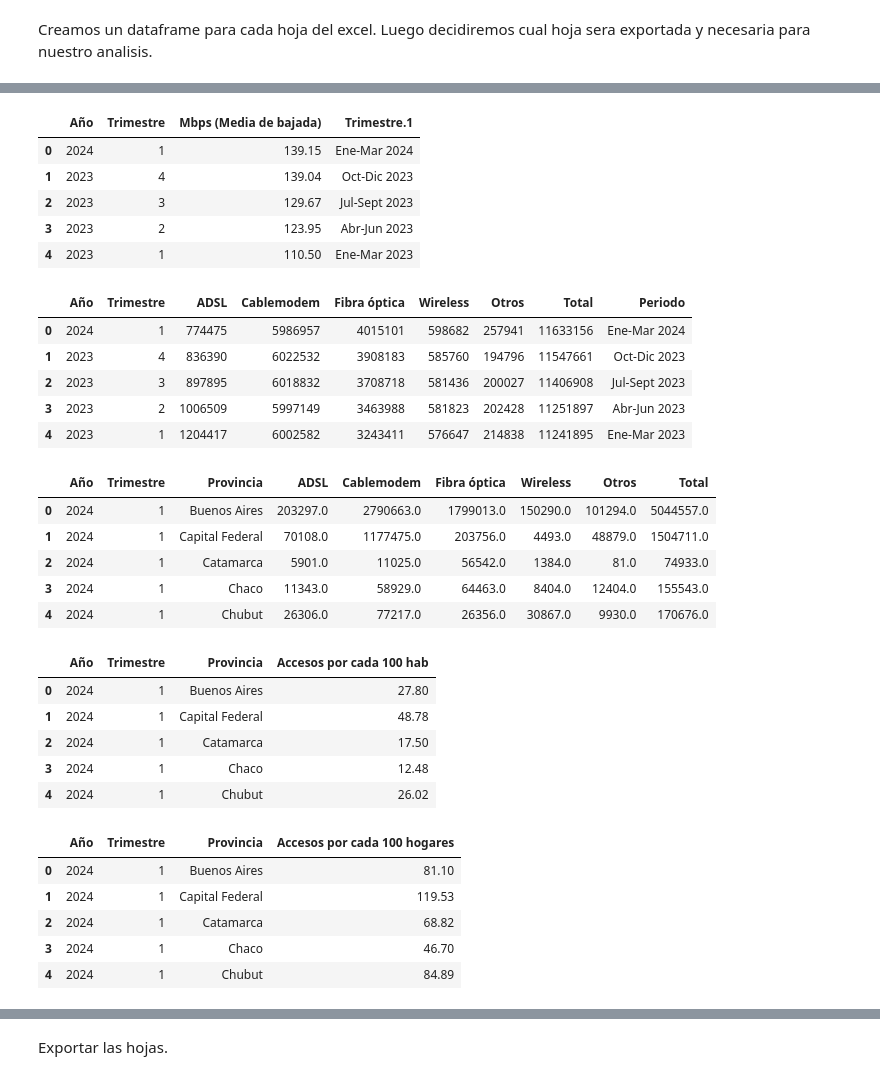
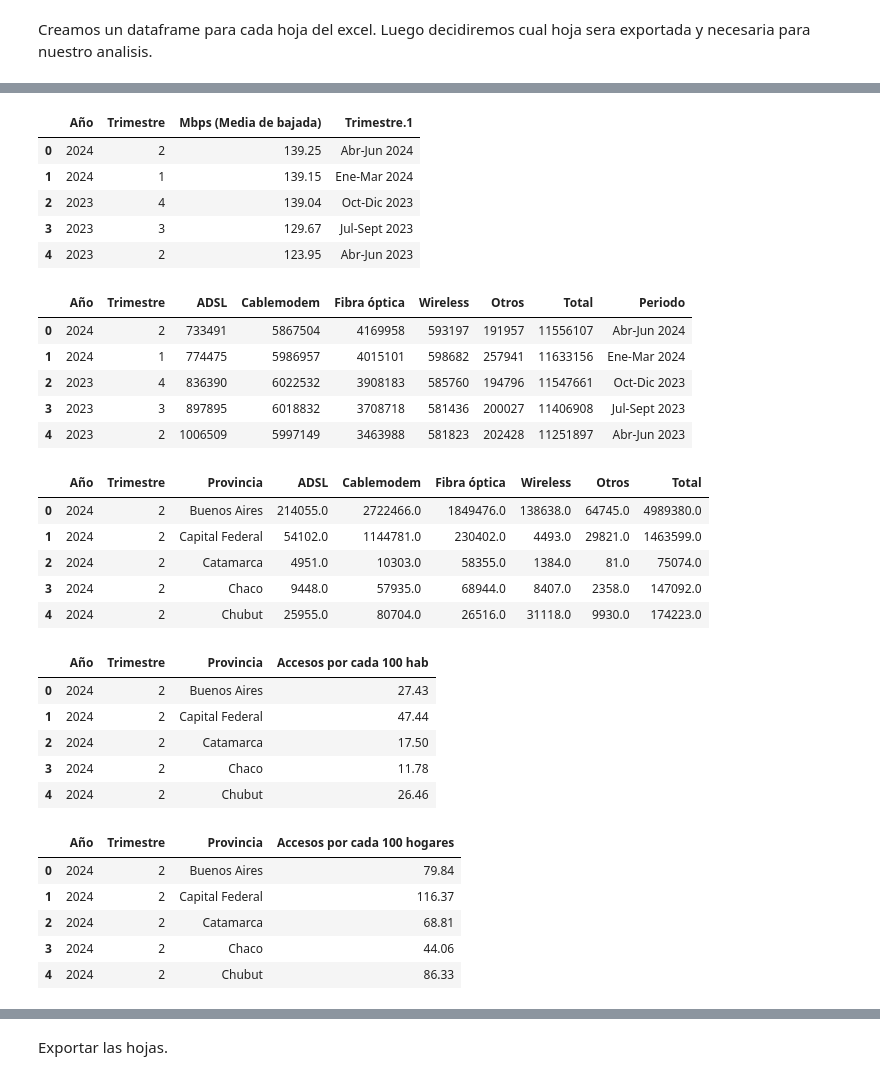
Before and after one commit to mauricioarcez/Analisis-de-Mercado-Internet-Arg, a Jupyter notebook: notebooks/etl.ipynb, the cells around one changed output, grey strips where cells are left out. Drawn from its saved outputs; the diff is of its cells as text; code cells hidden in the pictures.

```diff
--- a/notebooks/etl.ipynb
+++ b/notebooks/etl.ipynb
@@ -4,0 +7,13 @@ import pandas as pd
+# %%
+from functions import DescargadorExcel
+
+# Crear una instancia de la clase con la URL base
+enacom = DescargadorExcel(url_base='https://indicadores.enacom.gob.ar')
+
+# URL de la página donde se encuentra el archivo
+page_url = 'https://indicadores.enacom.gob.ar/datos-abiertos'
+link_text = 'Internet'  # archivo que busco
+
+# Obtener y listar las hojas del archivo Excel
+paginador = enacom.obtener_y_listar_hojas(page_url, link_text)
+paginador
@@ -73,57 +82,57 @@ velocidad_porc_prov.head()
 # %%
 # Totales de velocidad media descargada (VMD)
-totales_VMD = excel[paginador[4]]
+totales_VMD = enacom.obtener_y_leer_hoja(page_url, link_text, 4)
 totales_VMD.head()
 # %% [output]
 |  | Año | Trimestre | Mbps (Media de bajada) | Trimestre.1 |
-| 0 | 2024 | 1 | 139.15 | Ene-Mar 2024 |
-| 1 | 2023 | 4 | 139.04 | Oct-Dic 2023 |
-| 2 | 2023 | 3 | 129.67 | Jul-Sept 2023 |
-| 3 | 2023 | 2 | 123.95 | Abr-Jun 2023 |
-| 4 | 2023 | 1 | 110.50 | Ene-Mar 2023 |
+| 0 | 2024 | 2 | 139.25 | Abr-Jun 2024 |
+| 1 | 2024 | 1 | 139.15 | Ene-Mar 2024 |
+| 2 | 2023 | 4 | 139.04 | Oct-Dic 2023 |
+| 3 | 2023 | 3 | 129.67 | Jul-Sept 2023 |
+| 4 | 2023 | 2 | 123.95 | Abr-Jun 2023 |
 # %%
 # Totales de accesos a internet desglosados por tecnología.
-totales_Accesos_Por_Tecnología = excel[paginador[5]]
+totales_Accesos_Por_Tecnología = enacom.obtener_y_leer_hoja(page_url, link_text, 5)
 totales_Accesos_Por_Tecnología.head()
 # %% [output]
 |  | Año | Trimestre | ADSL | Cablemodem | Fibra óptica | Wireless | Otros | Total | Periodo |
-| 0 | 2024 | 1 | 774475 | 5986957 | 4015101 | 598682 | 257941 | 11633156 | Ene-Mar 2024 |
-| 1 | 2023 | 4 | 836390 | 6022532 | 3908183 | 585760 | 194796 | 11547661 | Oct-Dic 2023 |
-| 2 | 2023 | 3 | 897895 | 6018832 | 3708718 | 581436 | 200027 | 11406908 | Jul-Sept 2023 |
-| 3 | 2023 | 2 | 1006509 | 5997149 | 3463988 | 581823 | 202428 | 11251897 | Abr-Jun 2023 |
-| 4 | 2023 | 1 | 1204417 | 6002582 | 3243411 | 576647 | 214838 | 11241895 | Ene-Mar 2023 |
+| 0 | 2024 | 2 | 733491 | 5867504 | 4169958 | 593197 | 191957 | 11556107 | Abr-Jun 2024 |
+| 1 | 2024 | 1 | 774475 | 5986957 | 4015101 | 598682 | 257941 | 11633156 | Ene-Mar 2024 |
+| 2 | 2023 | 4 | 836390 | 6022532 | 3908183 | 585760 | 194796 | 11547661 | Oct-Dic 2023 |
+| 3 | 2023 | 3 | 897895 | 6018832 | 3708718 | 581436 | 200027 | 11406908 | Jul-Sept 2023 |
+| 4 | 2023 | 2 | 1006509 | 5997149 | 3463988 | 581823 | 202428 | 11251897 | Abr-Jun 2023 |
 # %%
 # Totales de accesos a internet desglosados por tecnología.
-accesos_Por_Tecnología = excel[paginador[6]]
+accesos_Por_Tecnología = enacom.obtener_y_leer_hoja(page_url, link_text, 6)
 accesos_Por_Tecnología.head()
 # %% [output]
 |  | Año | Trimestre | Provincia | ADSL | Cablemodem | Fibra óptica | Wireless | Otros | Total |
-| 0 | 2024 | 1 | Buenos Aires | 203297.0 | 2790663.0 | 1799013.0 | 150290.0 | 101294.0 | 5044557.0 |
-| 1 | 2024 | 1 | Capital Federal | 70108.0 | 1177475.0 | 203756.0 | 4493.0 | 48879.0 | 1504711.0 |
-| 2 | 2024 | 1 | Catamarca | 5901.0 | 11025.0 | 56542.0 | 1384.0 | 81.0 | 74933.0 |
-| 3 | 2024 | 1 | Chaco | 11343.0 | 58929.0 | 64463.0 | 8404.0 | 12404.0 | 155543.0 |
-| 4 | 2024 | 1 | Chubut | 26306.0 | 77217.0 | 26356.0 | 30867.0 | 9930.0 | 170676.0 |
+| 0 | 2024 | 2 | Buenos Aires | 214055.0 | 2722466.0 | 1849476.0 | 138638.0 | 64745.0 | 4989380.0 |
+| 1 | 2024 | 2 | Capital Federal | 54102.0 | 1144781.0 | 230402.0 | 4493.0 | 29821.0 | 1463599.0 |
+| 2 | 2024 | 2 | Catamarca | 4951.0 | 10303.0 | 58355.0 | 1384.0 | 81.0 | 75074.0 |
+| 3 | 2024 | 2 | Chaco | 9448.0 | 57935.0 | 68944.0 | 8407.0 | 2358.0 | 147092.0 |
+| 4 | 2024 | 2 | Chubut | 25955.0 | 80704.0 | 26516.0 | 31118.0 | 9930.0 | 174223.0 |
 # %%
 # Penetración de internet en la población.
-penetración_poblacion = excel[paginador[7]]
+penetración_poblacion = enacom.obtener_y_leer_hoja(page_url, link_text, 7)
 penetración_poblacion.head()
 # %% [output]
 |  | Año | Trimestre | Provincia | Accesos por cada 100 hab |
-| 0 | 2024 | 1 | Buenos Aires | 27.80 |
-| 1 | 2024 | 1 | Capital Federal | 48.78 |
-| 2 | 2024 | 1 | Catamarca | 17.50 |
-| 3 | 2024 | 1 | Chaco | 12.48 |
-| 4 | 2024 | 1 | Chubut | 26.02 |
+| 0 | 2024 | 2 | Buenos Aires | 27.43 |
+| 1 | 2024 | 2 | Capital Federal | 47.44 |
+| 2 | 2024 | 2 | Catamarca | 17.50 |
+| 3 | 2024 | 2 | Chaco | 11.78 |
+| 4 | 2024 | 2 | Chubut | 26.46 |
 # %%
 # Penetración de internet en hogares.
-penetracion_hogares = excel[paginador[8]]
+penetracion_hogares = enacom.obtener_y_leer_hoja(page_url, link_text, 8)
 penetracion_hogares.head()
 # %% [output]
 |  | Año | Trimestre | Provincia | Accesos por cada 100 hogares |
-| 0 | 2024 | 1 | Buenos Aires | 81.10 |
-| 1 | 2024 | 1 | Capital Federal | 119.53 |
-| 2 | 2024 | 1 | Catamarca | 68.82 |
-| 3 | 2024 | 1 | Chaco | 46.70 |
-| 4 | 2024 | 1 | Chubut | 84.89 |
+| 0 | 2024 | 2 | Buenos Aires | 79.84 |
+| 1 | 2024 | 2 | Capital Federal | 116.37 |
+| 2 | 2024 | 2 | Catamarca | 68.81 |
+| 3 | 2024 | 2 | Chaco | 44.06 |
+| 4 | 2024 | 2 | Chubut | 86.33 |
 # %%
 # Totales de penetración de internet.
```
Also changed, not shown: parts of 25 cells of this notebook, 1 other file.
